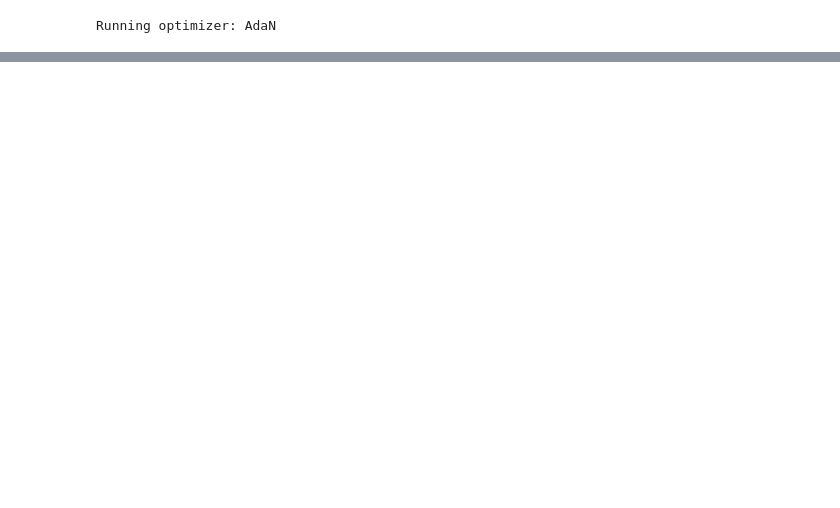
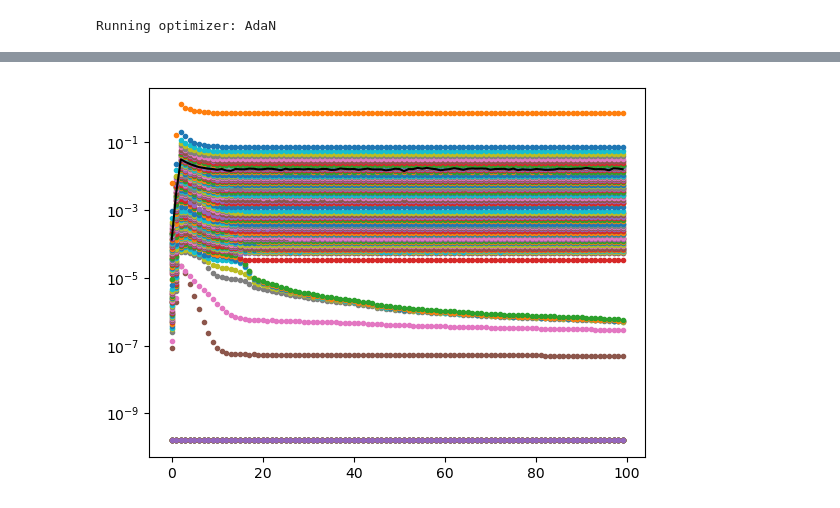
Before and after one commit to Raymond30/Krylov-Cubic-Regularized-Newton, a Jupyter notebook: cubic_newton.ipynb, the cells around one changed output, grey strips where cells are left out. Cells and saved outputs as stored; diff of their text form; code cells hidden in the pictures; blank space fills up the shorter version.

```diff
--- a/cubic_newton.ipynb
+++ b/cubic_newton.ipynb
@@ -70 +186,5 @@ Running optimizer: AdaN
+# %%
+memory_size = 20
+cub_krylov_test = Cubic_Krylov_LS_test(loss=loss, label='Cubic Newton LS (Krylov dim = {})'.format(memory_size),
+                               subspace_dim=memory_size, tolerance = 1e-9)
 # %%
@@ -112,0 +197,2 @@ cub_10.run(x0=x0, it_max=10)
+# %%
+spectra = np.array(cub_krylov_test.spectra)
@@ -112,0 +203,2 @@ cub_10.run(x0=x0, it_max=10)
+# %%
+rho = np.array(cub_krylov_test.rho)
@@ -112,0 +228,11 @@ cub_10.run(x0=x0, it_max=10)
+# %%
+import matplotlib.pyplot as plt
+for i in range(spectra.shape[1]):
+    plt.semilogy(spectra[:,i],'.')
+
+# plt.figure()
+# plt.semilogy(spectra[:,-memory_size], '.')
+plt.plot(rho,'k')
+plt.show()
+# %% [output]
+[figure, added]
```
Also changed, not shown: parts of 22 cells of this notebook.
